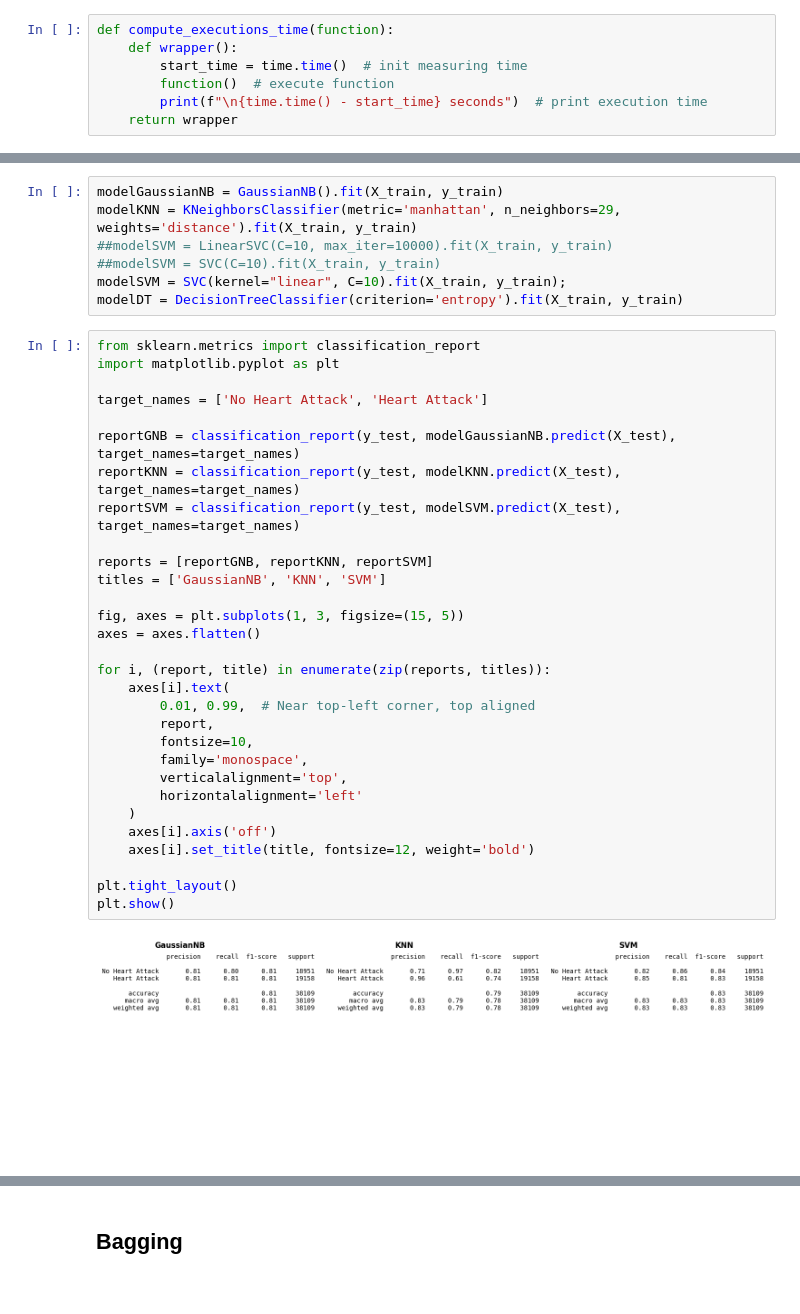
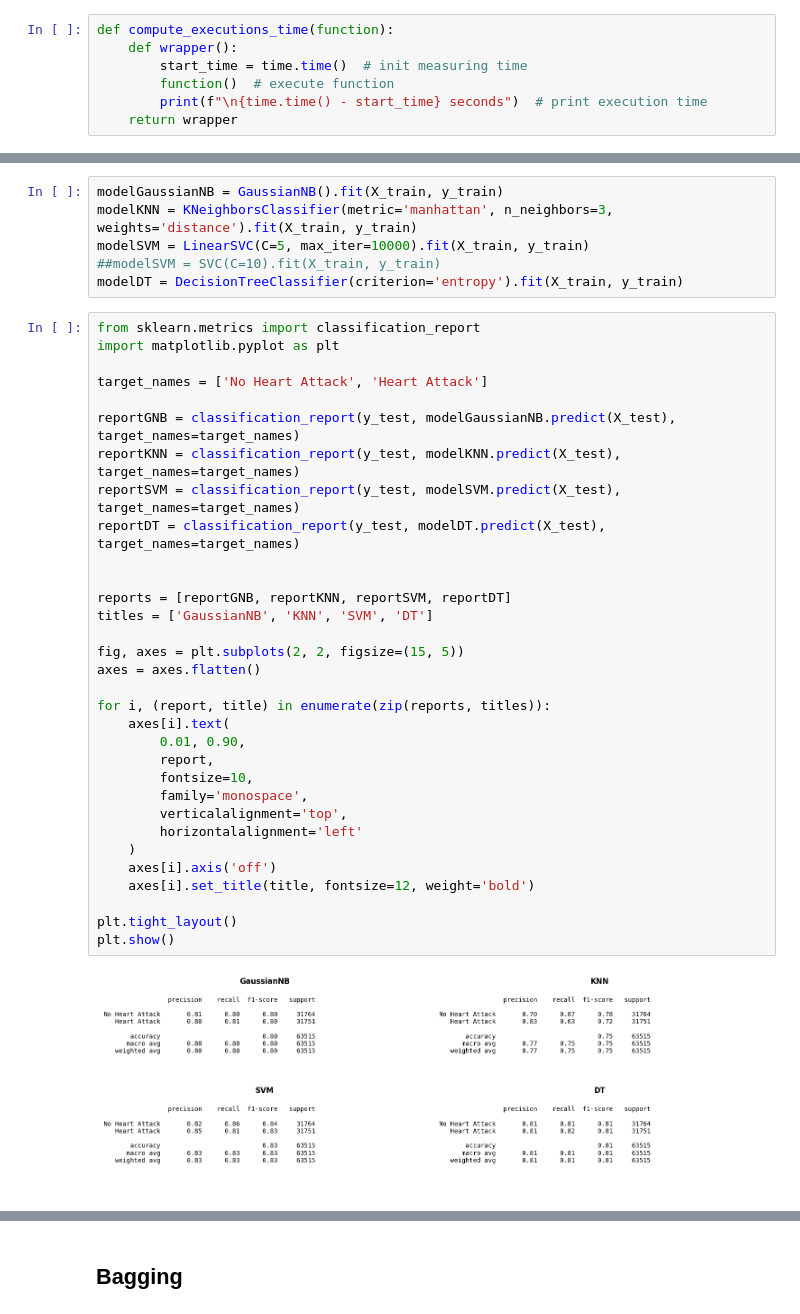
Before and after one commit to alexlafuente/heart_attack_prediction_md, a Jupyter notebook: meta_learning.ipynb, the cells around one changed output, grey strips where cells are left out. Saved outputs shown, nothing was run; the diff lists cells and outputs as text.

```diff
--- a/meta_learning.ipynb
+++ b/meta_learning.ipynb
@@ -110,42 +109,43 @@ Accuracy: 0.833 [Majority Voting]
 # %%
 modelGaussianNB = GaussianNB().fit(X_train, y_train)
-modelKNN = KNeighborsClassifier(metric='manhattan', n_neighbors=29, weights='distance').fit(X_train, y_train)
-##modelSVM = LinearSVC(C=10, max_iter=10000).fit(X_train, y_train)
+modelKNN = KNeighborsClassifier(metric='manhattan', n_neighbors=3, weights='distance').fit(X_train, y_train)
+modelSVM = LinearSVC(C=5, max_iter=10000).fit(X_train, y_train)
 ##modelSVM = SVC(C=10).fit(X_train, y_train)
-modelSVM = SVC(kernel="linear", C=10).fit(X_train, y_train);
 modelDT = DecisionTreeClassifier(criterion='entropy').fit(X_train, y_train)
 # %%
 from sklearn.metrics import classification_report
 import matplotlib.pyplot as plt
 
 target_names = ['No Heart Attack', 'Heart Attack']
 
 reportGNB = classification_report(y_test, modelGaussianNB.predict(X_test), target_names=target_names)
 reportKNN = classification_report(y_test, modelKNN.predict(X_test), target_names=target_names)
 reportSVM = classification_report(y_test, modelSVM.predict(X_test), target_names=target_names)
+reportDT = classification_report(y_test, modelDT.predict(X_test), target_names=target_names)
 
-reports = [reportGNB, reportKNN, reportSVM]
-titles = ['GaussianNB', 'KNN', 'SVM']
 
-fig, axes = plt.subplots(1, 3, figsize=(15, 5))
+reports = [reportGNB, reportKNN, reportSVM, reportDT]
+titles = ['GaussianNB', 'KNN', 'SVM', 'DT']
+
+fig, axes = plt.subplots(2, 2, figsize=(15, 5))
 axes = axes.flatten()
 
 for i, (report, title) in enumerate(zip(reports, titles)):
     axes[i].text(
-        0.01, 0.99,  # Near top-left corner, top aligned
+        0.01, 0.90,
         report,
         fontsize=10,
         family='monospace',
         verticalalignment='top',
         horizontalalignment='left'
     )
     axes[i].axis('off')
     axes[i].set_title(title, fontsize=12, weight='bold')
 
 plt.tight_layout()
 plt.show()
 # %% [output]
-[figure, old version]
+[figure, new version]
 # %%
 # Define base classifiers (untrained here, VotingClassifier will fit)
 modelGaussianNB = GaussianNB()
```
Also changed, not shown: parts of 12 cells of this notebook.
